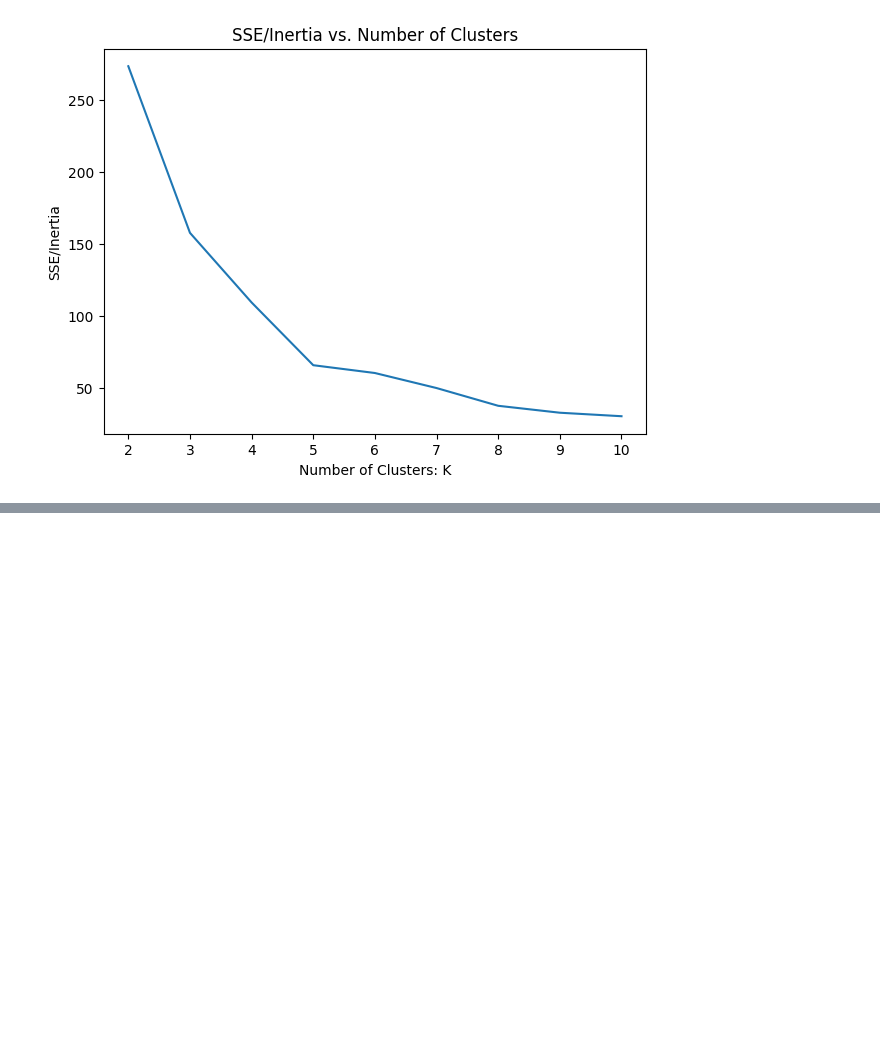
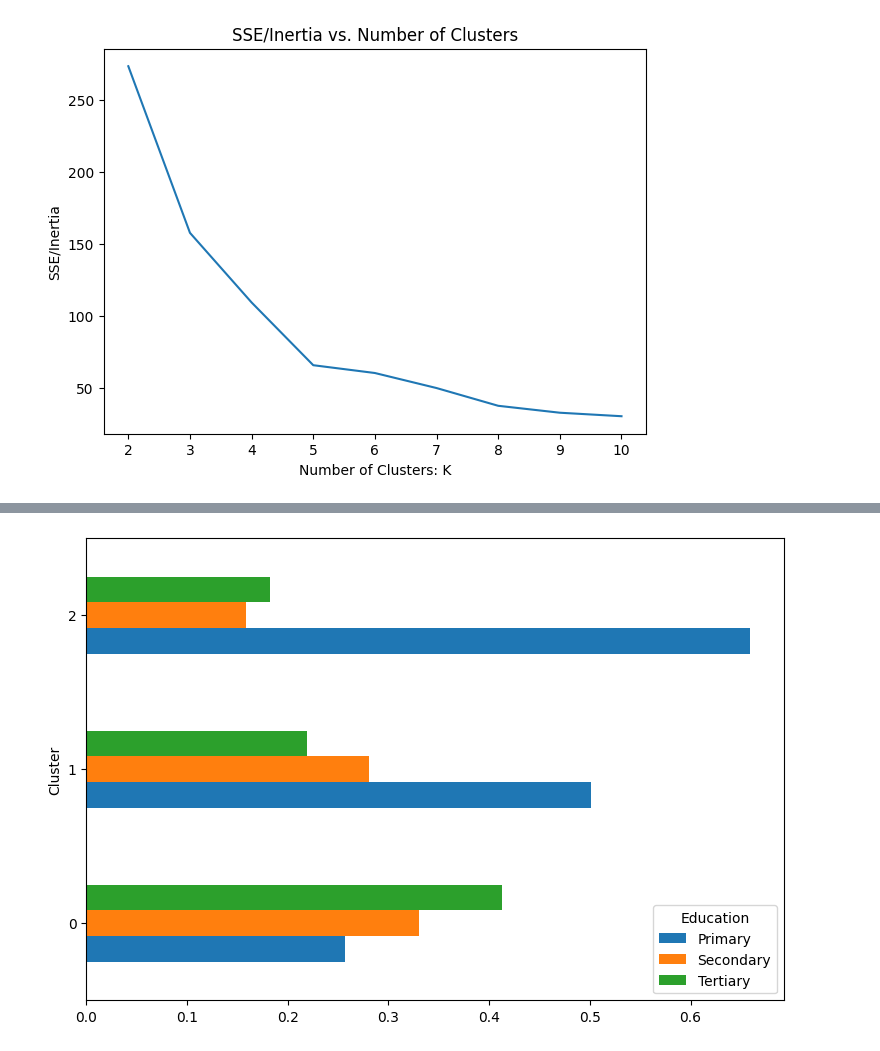
Before and after one commit to johnson80245/python, a Jupyter notebook: DS for Marketing Analytics/DS Marketing Analytics Ch4.ipynb, the cells around one changed output, grey strips where cells are left out. Saved outputs shown, nothing was run; the diff lists cells and outputs as text; code cells hidden in the pictures; blank space fills up the shorter version.

```diff
--- a/DS for Marketing Analytics/DS Marketing Analytics Ch4.ipynb
+++ b/DS for Marketing Analytics/DS Marketing Analytics Ch4.ipynb
@@ -208,0 +277,28 @@ memory usage: 31.4 KB
+# %%
+# Exercise 4.05 Clustering Data using the Kprototypes method
+
+import pandas as pd
+from sklearn.preprocessing import StandardScaler
+from kmodes.kprototypes import KPrototypes
+import matplotlib.pyplot as plt
+
+# Load data
+bank0 = pd.read_csv('https://raw.githubusercontent.com/johnson80245/python/refs/heads/main/csvs/DS%20for%20marketing%20analytics%20data/Chapter04/Datasets/Bank_Personal_Loan_Modelling-2.csv')
+
+# Standardize income
+scaler = StandardScaler()
+bank_scaled = bank0.copy()
+bank_scaled['Income'] = scaler.fit_transform(bank0[['Income']])
+
+# KPrototypes clustering
+cluster_cols = ['Income', 'Education']
+kp = KPrototypes(n_clusters=3, random_state=42)
+
+bank_scaled['Cluster'] = kp.fit_predict(bank_scaled[cluster_cols], categorical=[1])
+
+# Proportion of education levels per cluster
+res = bank_scaled.groupby('Cluster')['Education'].value_counts(normalize=True)
+res.unstack().plot.barh(figsize=[9, 6])
+plt.show()
+# %% [output]
+[figure, added]
```
Also changed, not shown: parts of 5 cells of this notebook.
